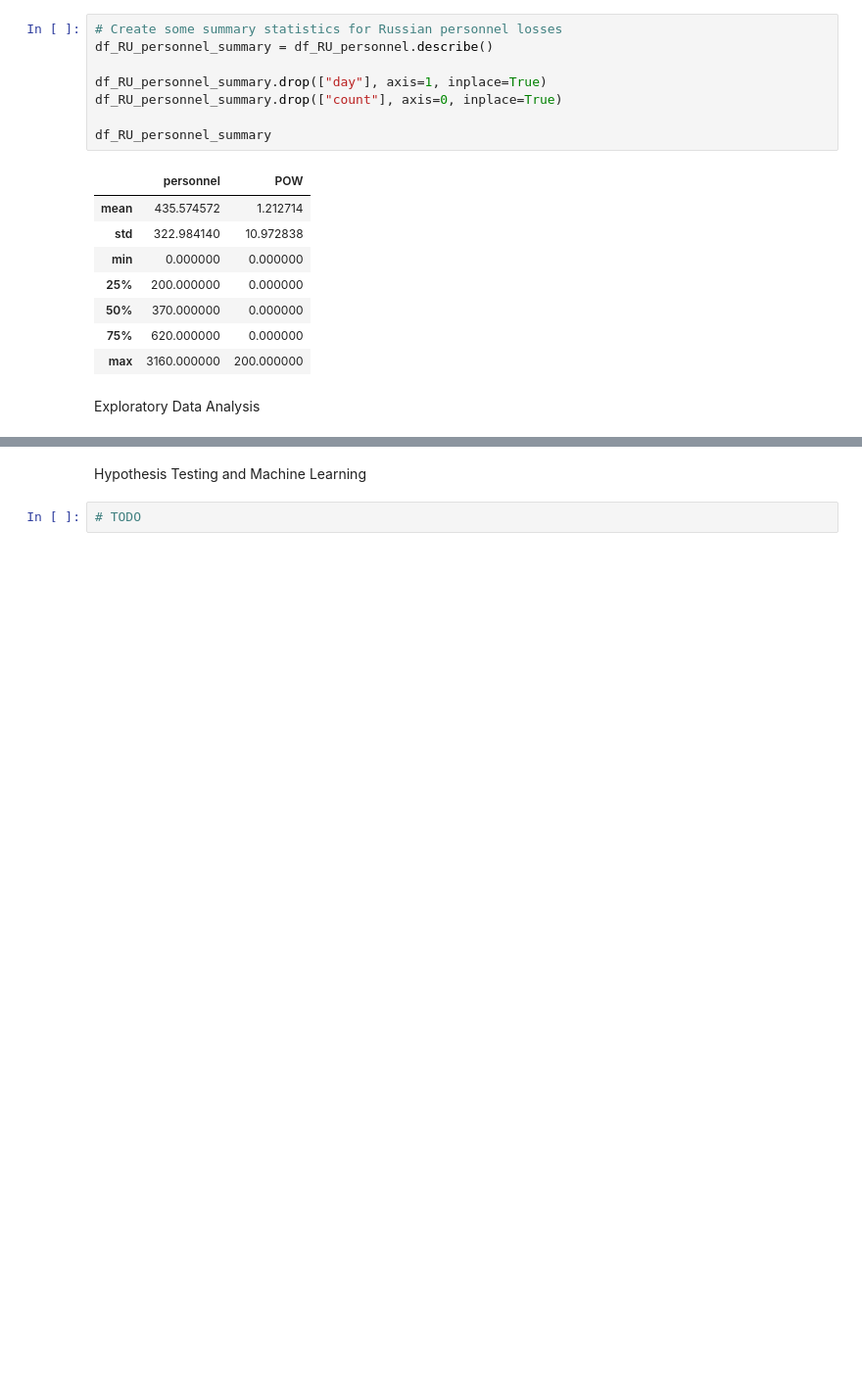
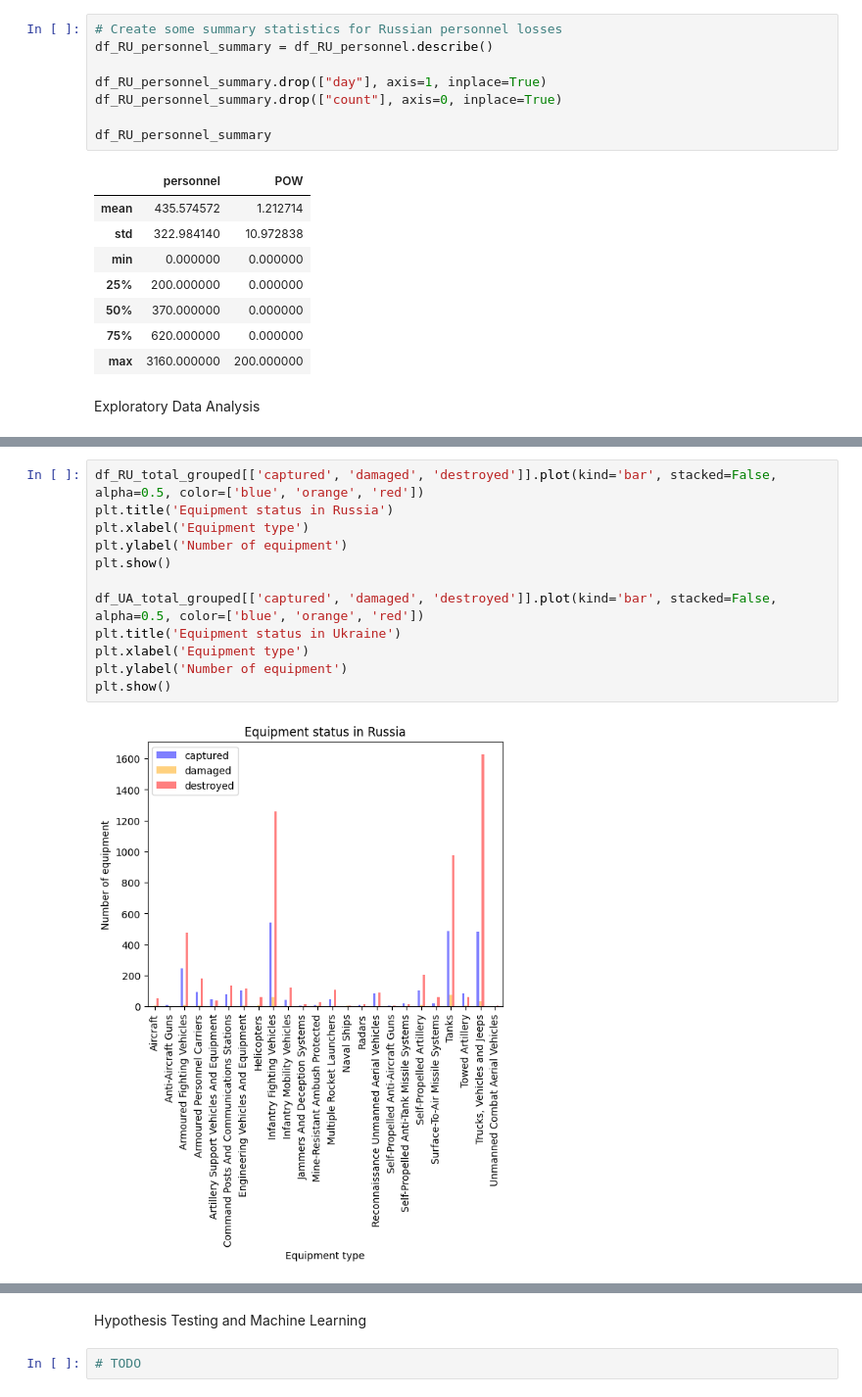
Before and after one commit to B3n-Coyne/B3n-Coyne.github.io, a Jupyter notebook: FinalTutorial.ipynb, the cells around one changed output, grey strips where cells are left out. Shown at 98% size. Drawn from its saved outputs; the diff is of its cells as text; blank space fills up the shorter version.

```diff
--- a/FinalTutorial.ipynb
+++ b/FinalTutorial.ipynb
@@ -197,0 +229,14 @@ Exploratory Data Analysis
+# %%
+df_RU_total_grouped[['captured', 'damaged', 'destroyed']].plot(kind='bar', stacked=False, alpha=0.5, color=['blue', 'orange', 'red'])
+plt.title('Equipment status in Russia')
+plt.xlabel('Equipment type')
+plt.ylabel('Number of equipment')
+plt.show()
+
+df_UA_total_grouped[['captured', 'damaged', 'destroyed']].plot(kind='bar', stacked=False, alpha=0.5, color=['blue', 'orange', 'red'])
+plt.title('Equipment status in Ukraine')
+plt.xlabel('Equipment type')
+plt.ylabel('Number of equipment')
+plt.show()
+# %% [output]
+[figure, added]
```
Also changed, not shown: parts of 8 cells of this notebook.
